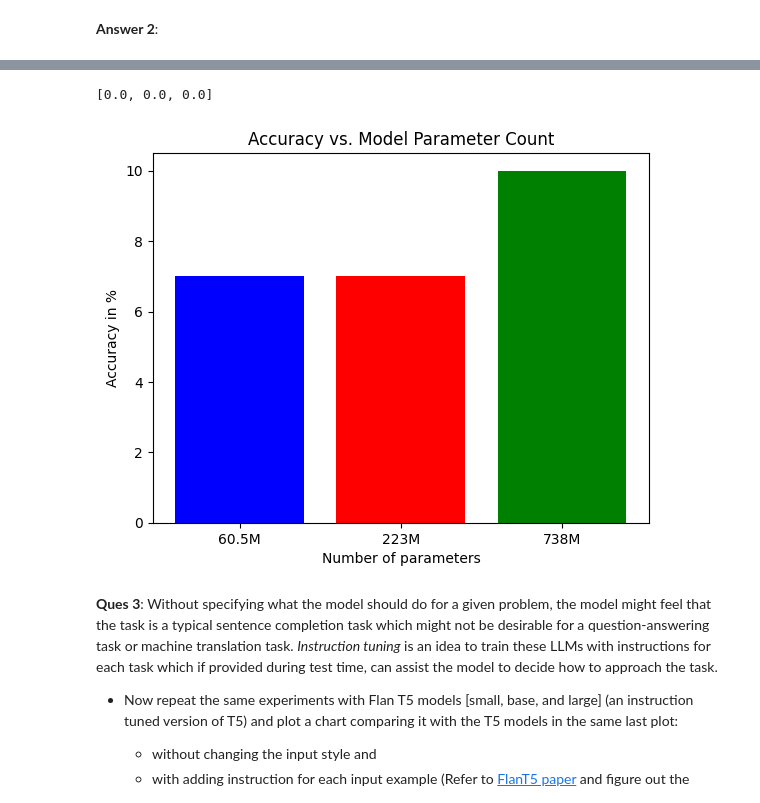
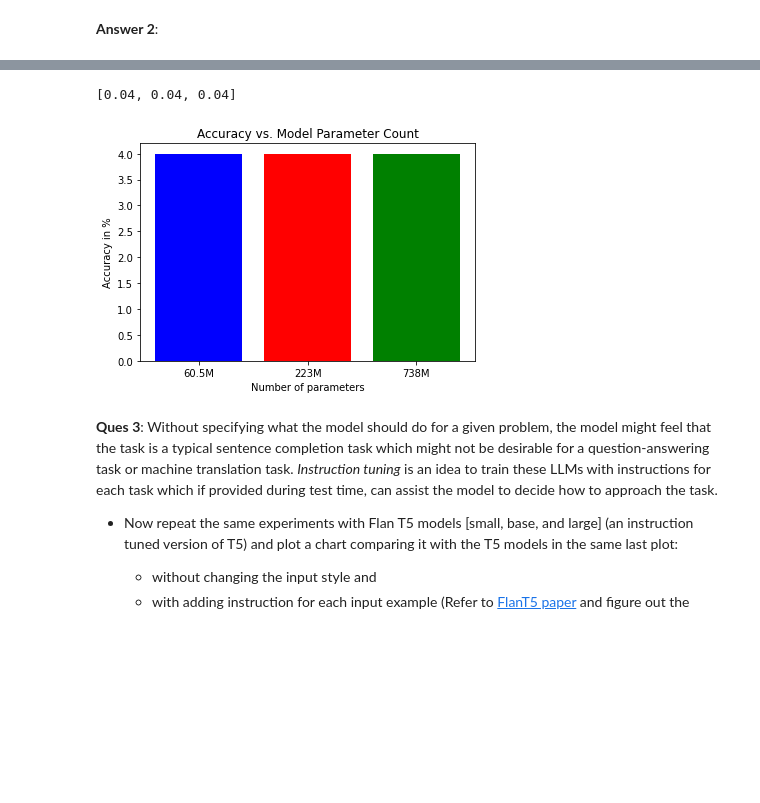
Before and after one commit to richdanis/LLM-Assignment-2, a Jupyter notebook: code/Q3/Q3.ipynb, the cells around one changed output, grey strips where cells are left out. Cells and saved outputs as stored; diff of their text form; code cells hidden in the pictures; blank space fills up the shorter version.

```diff
--- a/code/Q3/main.ipynb
+++ b/code/Q3/Q3.ipynb
@@ -142,4 +146,0 @@ g.
-# %%
-accuracies
-# %% [output]
-[0.0, 0.0, 0.0]
@@ -148,3 +147,10 @@ accuracies_t5 = [0.07, 0.07, 0.1]
+# %%
+# display accuracies
+accuracies
+# %% [output]
+[0.04, 0.04, 0.04]
+# %%
+accuracies_t5 = accuracies
 # %%
 # Template to plot graphs.
 import matplotlib.pyplot as plt
@@ -174,7 +178,7 @@ def plot(accuracies, fname):
 # %%
-plot(accuracies_t5, "t5_accuracy_vs_params.png")
+plot(accuracies_t5, "plots/Ques2.png")
 # %% [output]
-[figure, old version]
+[figure, new version]
 # %% [markdown]
 **Ques 3**: Without specifying what the model should do for a given problem, the model might feel that the task is a typical sentence completion task which might not be desirable for a question-answering task or machine translation task. *Instruction tuning* is an idea to train these LLMs with instructions for each task which if provided during test time, can assist the model to decide how to approach the task.
 - Now repeat the same experiments with Flan T5 models [small, base, and large] (an instruction tuned version of T5) and plot a chart comparing it with the T5 models in the same last plot:
```
Also changed, not shown: parts of 45 cells of this notebook, 9 other files.
